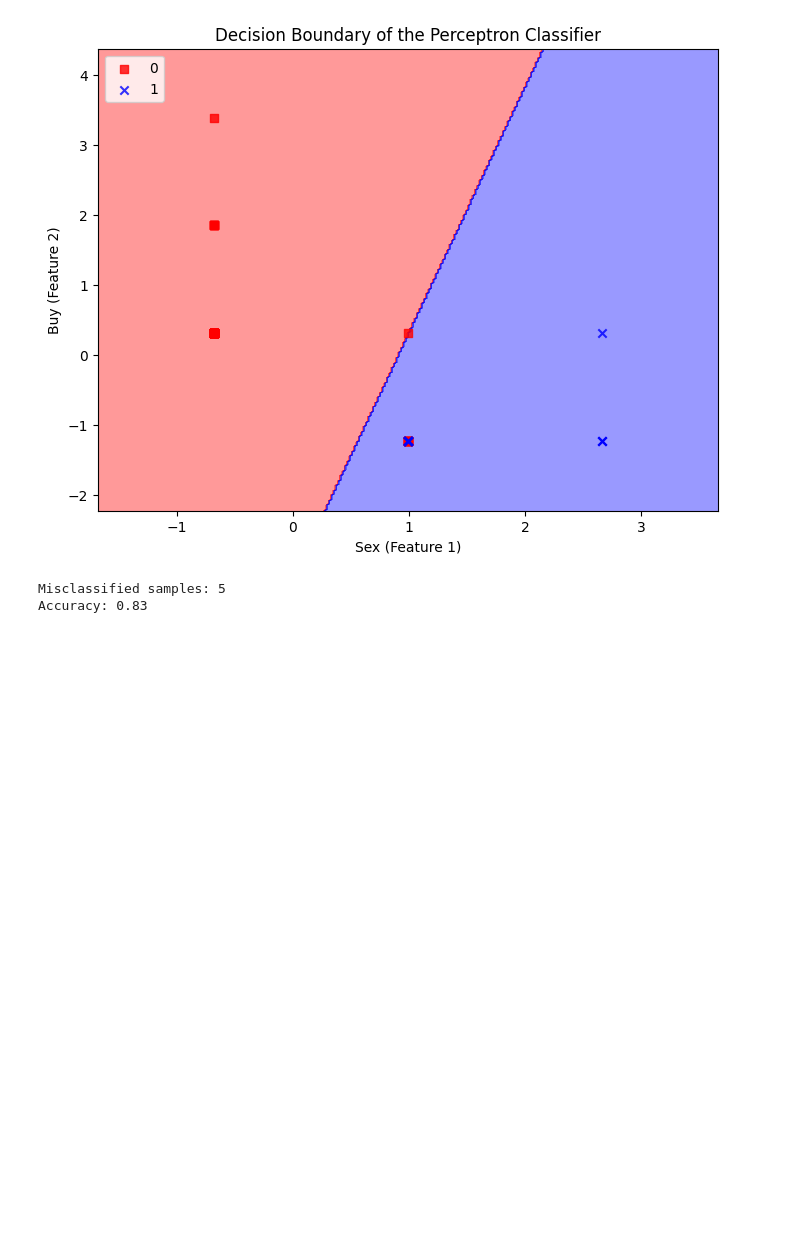
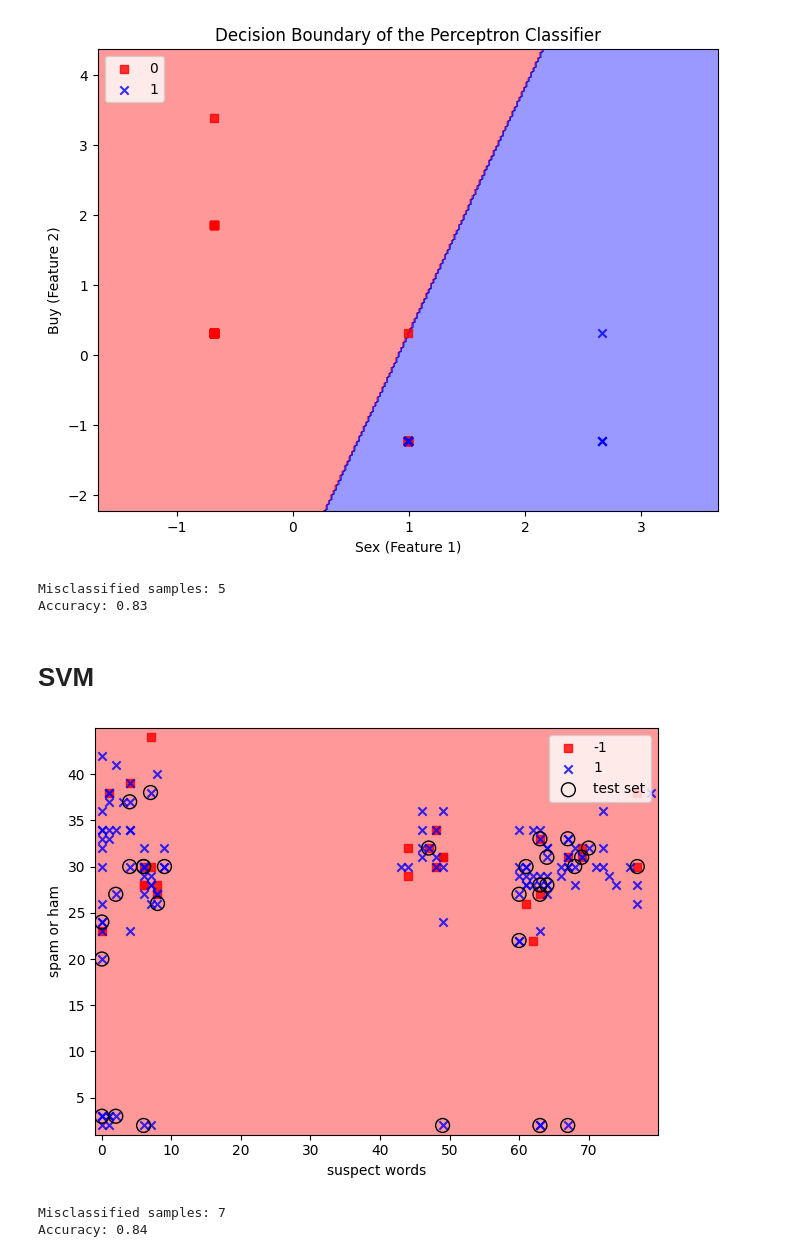
Before and after one commit to mkyloa/ai-in-cyber-ham-or-spam, a Jupyter notebook: Mykola Koval | HW5 | AI in Cyber.ipynb, the cells around one changed output. Cells and saved outputs as stored; diff of their text form; code cells hidden in the pictures; blank space fills up the shorter version.

```diff
--- a/Mykola Koval | HW5 | AI in Cyber.ipynb
+++ b/Mykola Koval | HW5 | AI in Cyber.ipynb
@@ -99,3 +99,41 @@ print('Accuracy: %.2f' % accuracy_score(y_test, y_pred))
 # %% [output]
 Misclassified samples: 5
 Accuracy: 0.83
+# %% [markdown]
+# SVM
+# %%
+df = pd.read_csv('datasets/sms_spam_svm.csv')
+
+y = df.iloc[:, 0].values
+y = np.where(y == 'spam', -1, 1)
+
+X = df.iloc[:, [1, 2]].values
+# %%
+X_train, X_test, y_train, y_test = train_test_split(
+         X, y, test_size=0.3, random_state=0)
+# %%
+from sklearn.svm import SVC
+
+svm = SVC(kernel='linear', C=1.0, random_state=1)
+svm.fit(X_train, y_train)
+
+y_pred = svm.predict(X_test)
+# %%
+X_combined = np.vstack((X_train, X_test))
+y_combined = np.hstack((y_train, y_test))
+
+plot_decision_regions(X_combined, y_combined,
+                      classifier=svm, test_idx=range(-15, 15))
+plt.xlabel('suspect words')
+plt.ylabel('spam or ham')
+plt.legend(loc='upper right')
+plt.tight_layout()
+plt.show()
+# %% [output]
+[figure, added]
+# %%
+print('Misclassified samples: %d' % (y_test != y_pred).sum())
+print('Accuracy: %.2f' % accuracy_score(y_test, y_pred))
+# %% [output]
+Misclassified samples: 7
+Accuracy: 0.84
```
